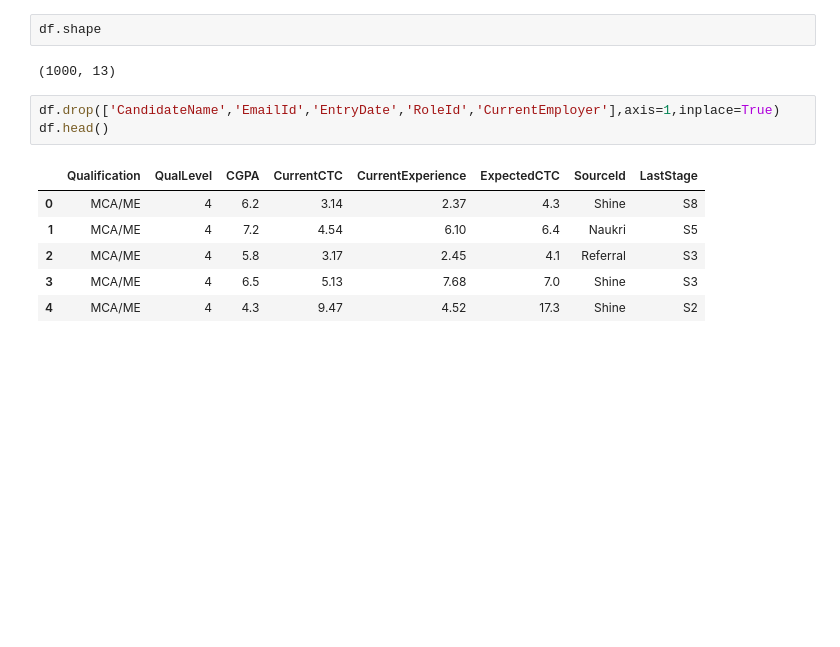
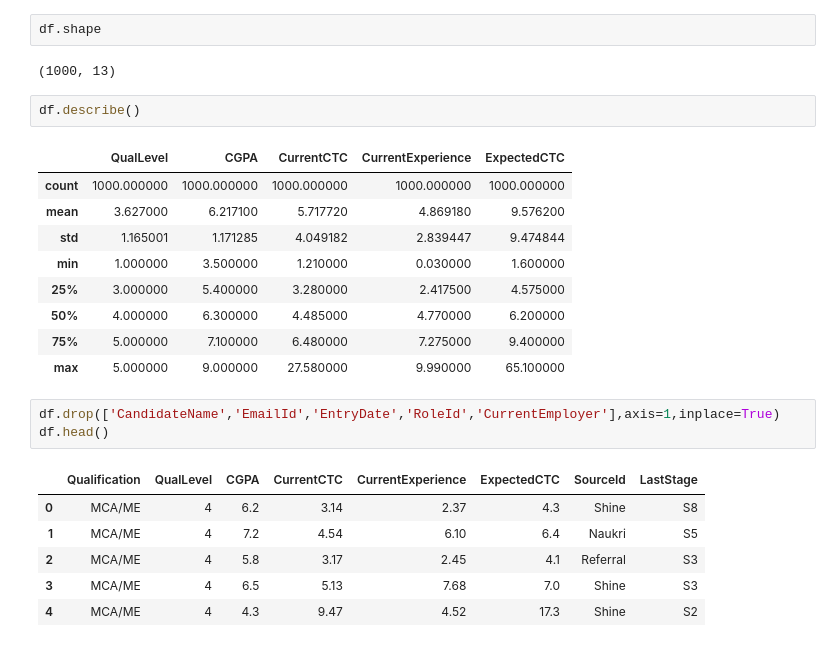
Before and after one commit to zabhitak/recruitData, a Jupyter notebook: Recruitment2.ipynb, the cells around one changed output. Drawn from its saved outputs; the diff is of its cells as text; blank space fills up the shorter version.

```diff
--- a/Recruitment2.ipynb
+++ b/Recruitment2.ipynb
@@ -47,6 +47,18 @@ dtype: int64
 df.shape
 # %% [output]
 (1000, 13)
+# %%
+df.describe()
+# %% [output]
+|  | QualLevel | CGPA | CurrentCTC | CurrentExperience | ExpectedCTC |
+| count | 1000.000000 | 1000.000000 | 1000.000000 | 1000.000000 | 1000.000000 |
+| mean | 3.627000 | 6.217100 | 5.717720 | 4.869180 | 9.576200 |
+| std | 1.165001 | 1.171285 | 4.049182 | 2.839447 | 9.474844 |
+| min | 1.000000 | 3.500000 | 1.210000 | 0.030000 | 1.600000 |
+| 25% | 3.000000 | 5.400000 | 3.280000 | 2.417500 | 4.575000 |
+| 50% | 4.000000 | 6.300000 | 4.485000 | 4.770000 | 6.200000 |
+| 75% | 5.000000 | 7.100000 | 6.480000 | 7.275000 | 9.400000 |
+| max | 5.000000 | 9.000000 | 27.580000 | 9.990000 | 65.100000 |
 # %%
 df.drop(['CandidateName','EmailId','EntryDate','RoleId','CurrentEmployer'],axis=1,inplace=True)
 df.head()
```
Also changed, not shown: parts of 23 cells of this notebook, 4 other files.
